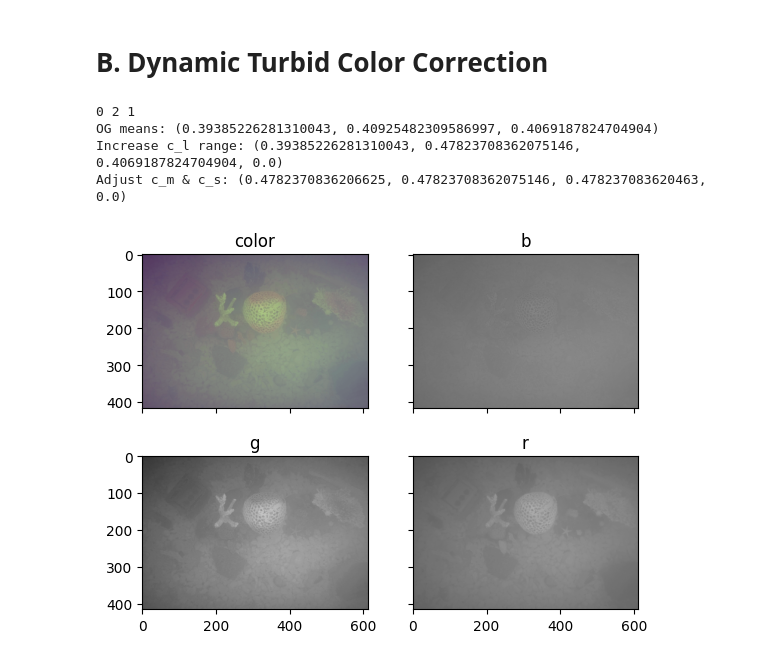
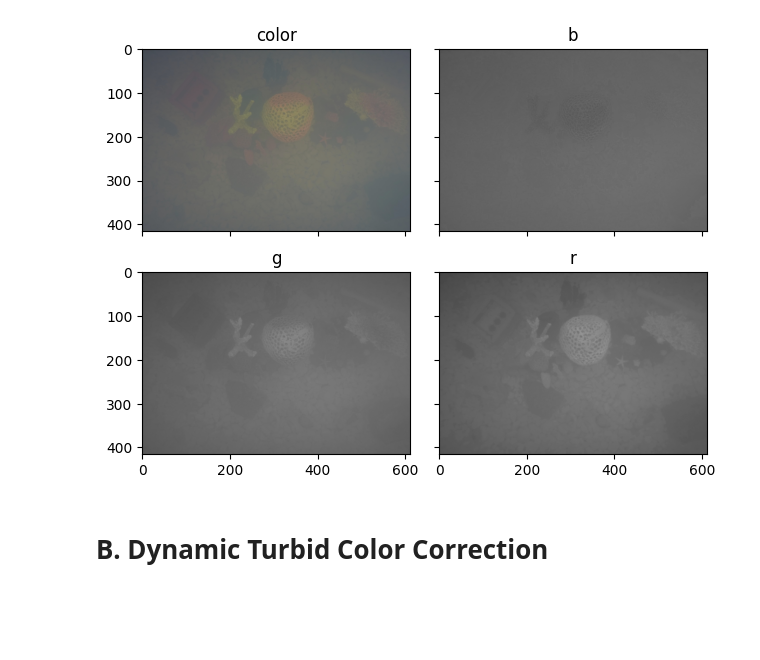
Before and after one commit to benjaminwp18/underwater-dehazing-python, a Jupyter notebook: stepwise.ipynb, the cells around one changed output. Saved outputs shown, nothing was run; the diff lists cells and outputs as text; code cells hidden in the pictures; blank space fills up the shorter version.

Commit message:
TCLAHE & add lake videos

```diff
--- a/stepwise.ipynb
+++ b/stepwise.ipynb
@@ -125,41 +1,21 @@ plot_channels(img_cl)
+# %%
+import cv2
+import matplotlib.pyplot as plt
+import numpy as np
+from dataclasses import dataclass
+
+from pathlib import Path
+
+from common import OrderedImage, FloatArray, Uint8Array
+from plotting import plot_imgs, plot_img, plot_channels
+from stepwise import StatType, MinMaxMean, Stats, load_img, color_loss, channel_correction, basic_CLAHE_float, basic_CLAHE_u8_cl
+
+PATH = Path('milk') / 'a15.jpg'
+# PATH = Path('lake') / 'blue_blur.png'
+
+img = load_img(PATH)
+plot_channels(img)
+# %% [output]
+[figure, added]
 # %% [markdown]
 # B. Dynamic Turbid Color Correction
-# %%
-COLOR_LOSS_EPSILON = 0.1
-
-def color_loss(img_cl: np.ndarray, c_s, c_m, c_l):
-    stats = Stats.from_img(img_cl)
-    means = stats.stat_array(StatType.Mean)
-    return np.abs(means[c_l] - means[c_m]) + np.abs(means[c_l] - means[c_s])
-
-og_stats = Stats.from_img(img_cl)
-
-# Find large channel l, medium channel m, smallest channel s
-c_s, c_m, c_l = og_stats.channel_idxs_sorted_by(StatType.Mean)
-print(c_s, c_m, c_l)
-
-I_O = MinMaxMean(0.2, 0.8)  # Output intensity bounds
-
-print('OG means:', og_stats.stat_array(StatType.Mean))
-
-# Increase c_l dynamic range
-coef = (I_O.max - I_O.min) / (og_stats.channel(c_l).max - og_stats.channel(c_l).min)
-img_cf[c_l] = I_O.min + coef * (img_cf[c_l] - og_stats.channel(c_l).min)
-print('Increase c_l range:', cv2.mean(img_cl))
-
-# Adjust c_m & c_s relative to c_l
-while COLOR_LOSS_EPSILON < color_loss(img_cl, c_s, c_m, c_l):
-    stats = Stats.from_img(img_cl)
-    for c in (c_s, c_m):
-        coef = (stats.channel(c_l).mean - stats.channel(c).mean) / stats.channel(c_l).mean
-        img_cf[c] = img_cf[c] + coef * img_cf[c_l]
-
-print('Adjust c_m & c_s:', cv2.mean(img_cl))
-
-plot_channels(img_cl)
-# %% [output]
-0 2 1
-OG means: (0.39385226281310043, 0.40925482309586997, 0.4069187824704904)
-Increase c_l range: (0.39385226281310043, 0.47823708362075146, 0.4069187824704904, 0.0)
-Adjust c_m & c_s: (0.4782370836206625, 0.47823708362075146, 0.478237083620463, 0.0)
-[figure, removed]
```
Also changed, not shown: parts of 12 cells of this notebook, 15 other files.
